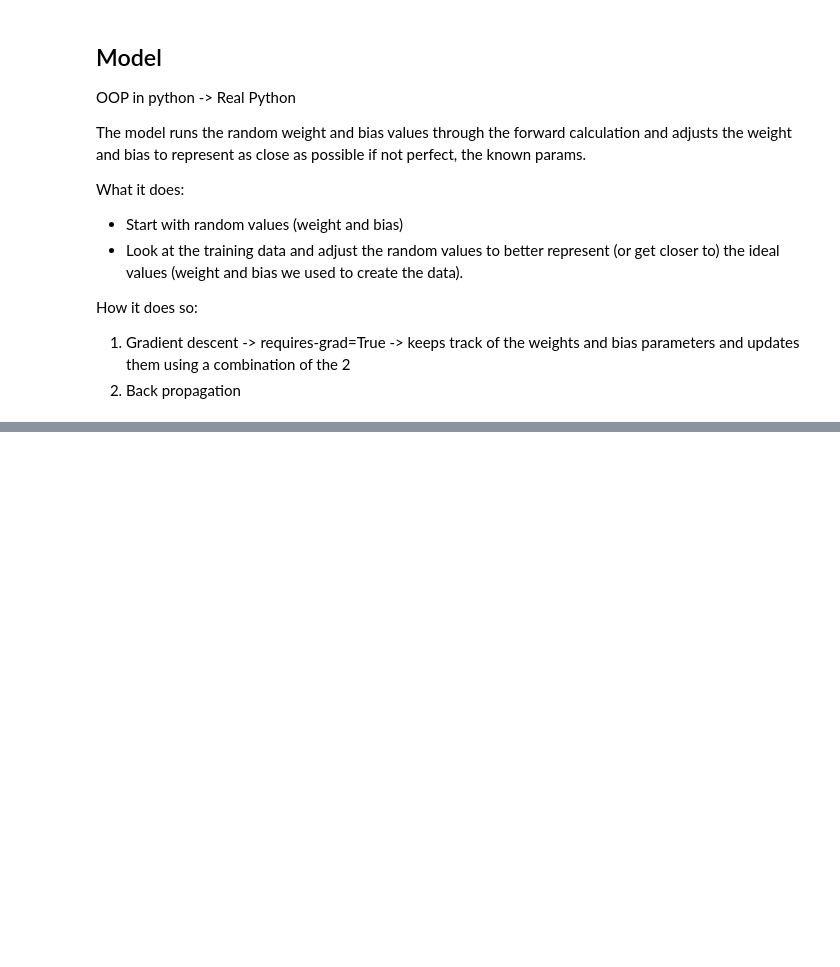
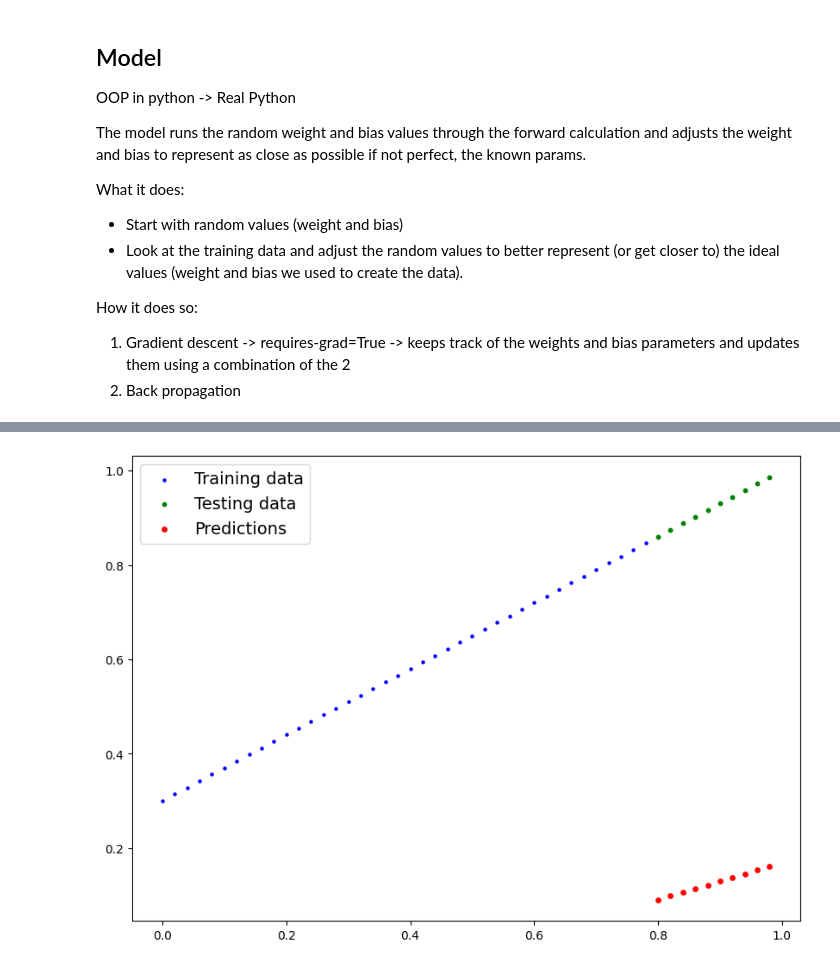
Before and after one commit to jsilryan/Chatbot-Practice, a Jupyter notebook: Pytorch_Workflow.ipynb, the cells around one changed output, grey strips where cells are left out. Drawn from its saved outputs; the diff is of its cells as text; code cells hidden in the pictures; blank space fills up the shorter version.

```diff
--- a/Pytorch_Workflow.ipynb
+++ b/Pytorch_Workflow.ipynb
@@ -272,15 +271,15 @@ def plot_predictions(train_data = X_train,
   plt.figure(figsize=(10,7))
 
   #Plot training data in blue
-  plt.scatter(train_data, train_labels, c="b", s=10, label="Training data")
+  plt.scatter(train_data, train_labels, c="b", s=5, label="Training data")
 
-  # Plot test data in orange
-  plt.scatter(test_data, test_labels, c="g", s=20, label="Testing data")
+  # Plot test data in green
+  plt.scatter(test_data, test_labels, c="g", s=10, label="Testing data")
 
   #Predictions
   if predictions is not None:
     # Plot predictions if they exist
-    plt.scatter(test_data, predictions, c="r", s=4, label="Predictions")
+    plt.scatter(test_data, predictions, c="r", s=15, label="Predictions")
 
   # Show legend
   plt.legend(prop={"size": 14})
@@ -318,0 +339,9 @@ class LinearRegressionModel(nn.Module): #<-Inherit almost everything on Pytorch
+# %%
+# Create random seed to avoid getting different values every time
+torch.manual_seed(2)
+
+# Create an instance of the model
+model_0 = LinearRegressionModel()
+
+#Check parameters
+list(model_0.parameters())
@@ -318,0 +392,8 @@ class LinearRegressionModel(nn.Module): #<-Inherit almost everything on Pytorch
+# %%
+# Make predictions
+with torch.inference_mode(): # Context-manager for making predictions. Inference mode removes the gradient tracking -> We aren't training hence no need to keep track of how we update the model. Pytorch keeps track of smaller data
+  # Does what torch.no_grad(): does
+  # y_preds = model_0(X_test) works too, but puts the grad func
+  y_preds = model_0(X_test)
+
+y_preds
@@ -318,0 +411,4 @@ class LinearRegressionModel(nn.Module): #<-Inherit almost everything on Pytorch
+# %%
+plot_predictions(predictions=y_preds)
+# %% [output]
+[figure, added]
```
Also changed, not shown: parts of 64 cells of this notebook.
